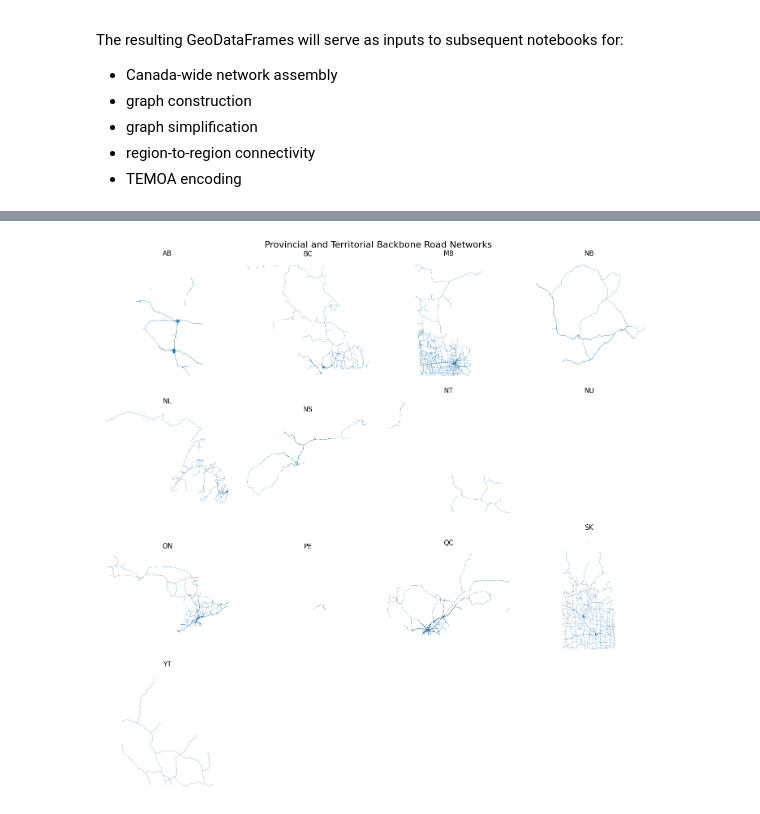
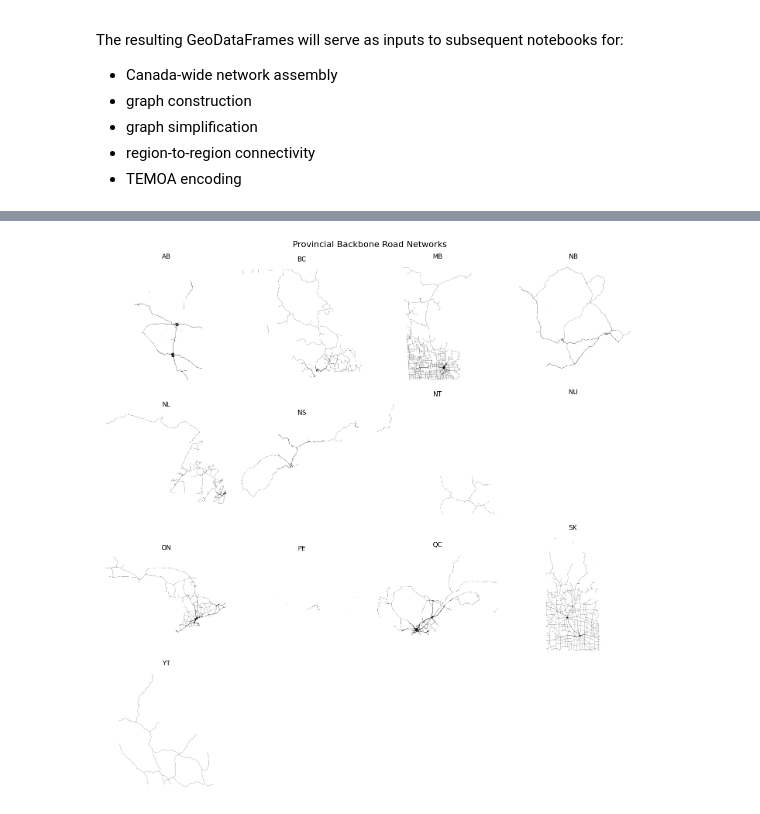
Before and after one commit to andrew-vigars/temoa_geospace, a Jupyter notebook: notebooks/notebook3_build_filtered_nrn_geodata_allProvinces.ipynb, the cells around one changed output, grey strips where cells are left out. Drawn from its saved outputs; the diff is of its cells as text; code cells hidden in the pictures.

```diff
--- a/notebooks/notebook3_build_filtered_nrn_geodata_allProvinces.ipynb
+++ b/notebooks/notebook3_build_filtered_nrn_geodata_allProvinces.ipynb
@@ -155,7 +229,13 @@ def get_roadseg_table(gpkg_path: Path) -> str:
         contents["table_name"].str.endswith("_ROADSEG")
     ]["table_name"].tolist()
 
-    if len(matches) != 1:
+    if len(matches) == 0:
+        raise ValueError(
+            f"No ROADSEG table found in {gpkg_path.name}. "
+            f"Available tables: {contents['table_name'].tolist()}"
+        )
+
+    if len(matches) > 1:
         raise ValueError(
             f"Expected exactly one ROADSEG table in {gpkg_path.name}, "
             f"found {len(matches)}: {matches}"
@@ -290,19 +463,0 @@ plt.show()
-# %%
-# Plot the national freight-access network.
-
-fig, ax = plt.subplots(
-    figsize=(8, 8)
-)
-
-canada_freight_access.plot(
-    ax=ax,
-    linewidth=0.2,
-)
-
-ax.set_title(
-    "National Freight-Access Road Network"
-)
-
-ax.set_axis_off()
-
-plt.show()
@@ -415,7 +580,7 @@ network_summary.style.format(
 # Plot provincial and territorial road networks as subplot panels.
 
 def plot_provincial_networks(
-    provincial_networks: dict,
+    provincial_networks: Mapping[str, gpd.GeoDataFrame],
     title: str,
     linewidth: float = 0.2,
 ) -> None:
@@ -424,7 +589,7 @@ def plot_provincial_networks(
 
     Args:
         provincial_networks:
-            Dictionary mapping province or territory abbreviations to
+            Mapping from province or territory abbreviations to
             GeoDataFrames.
         title:
             Figure title.
@@ -439,40 +604,43 @@ def plot_provincial_networks(
         n_rows,
         n_cols,
         figsize=(14, 14),
+        constrained_layout=True,
     )
 
     axes = axes.flatten()
 
     for index, province in enumerate(PROVINCES):
+
         ax = axes[index]
         roads = provincial_networks[province]
 
-        if len(roads) > 0:
+        if not roads.empty:
             roads.plot(
                 ax=ax,
                 linewidth=linewidth,
+                color="black",
             )
 
         ax.set_title(province)
         ax.set_axis_off()
 
+    # Hide unused subplot panels.
     for ax in axes[len(PROVINCES):]:
         ax.set_visible(False)
 
     fig.suptitle(
         title,
         fontsize=16,
+        y=1.02,
     )
 
-    plt.tight_layout()
     plt.show()
 # %%
-# Plot the provincial and territorial backbone road networks.
 plot_provincial_networks(
     provincial_backbone,
-    title="Provincial and Territorial Backbone Road Networks",
-    linewidth=0.3,
+    "Provincial Backbone Road Networks",
+    linewidth=0.2,
 )
 # %% [output]
-[figure, old version]
+[figure, new version]
 # %%
```
Also changed, not shown: parts of 18 cells of this notebook, 3 other files.
